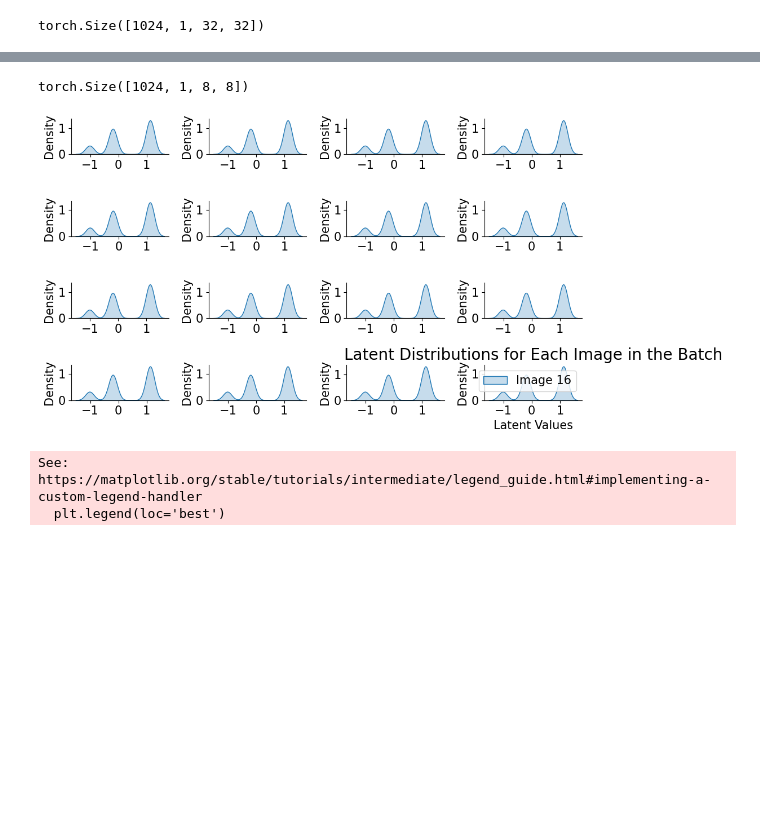
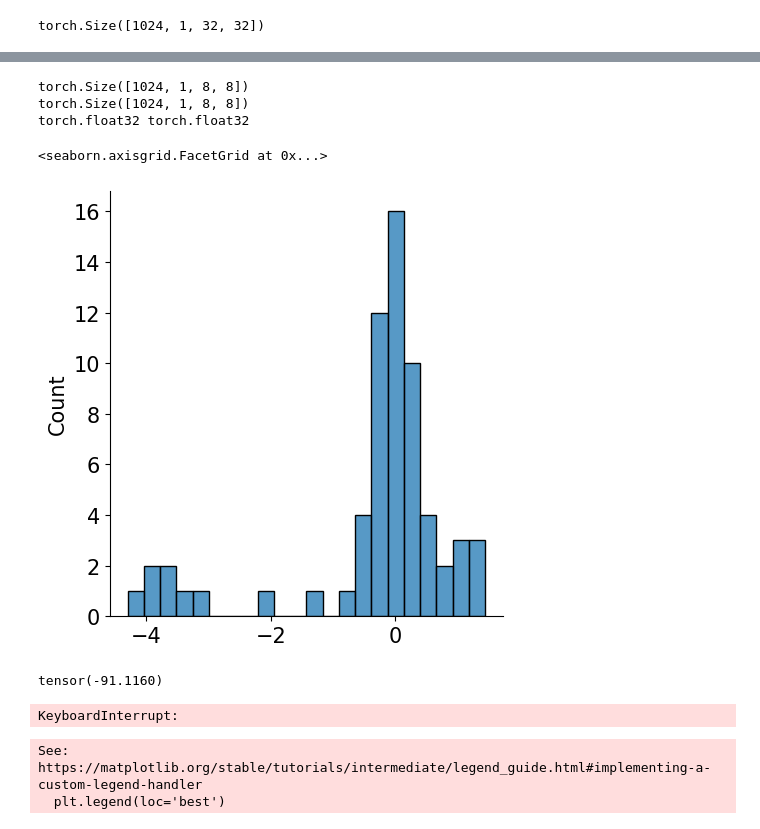
Before and after one commit to adam2392/ciflows, a Jupyter notebook: notebooks/01_injflow_results.ipynb, the cells around one changed output, grey strips where cells are left out. Cells and saved outputs as stored; diff of their text form; code cells hidden in the pictures; blank space fills up the shorter version.

```diff
--- a/notebooks/01_injflow_results.ipynb
+++ b/notebooks/01_injflow_results.ipynb
@@ -286,8 +285,28 @@ tensor([-46.9731, -46.8020, -46.6487,  ..., -46.1466, -46.8697, -46.2793],
        grad_fn=<RsubBackward1>)
+# %%
+vlatent = model.inverse(samples)
+v = model.inj_model.inverse(samples)
+print(v.shape)
+
+print(vlatent.shape)
+print(vlatent.dtype, samples.dtype)
+# %% [output]
+torch.Size([1024, 1, 8, 8])
+torch.Size([1024, 1, 8, 8])
+torch.float32 torch.float32
+# %%
+sns.displot(vlatent[10].detach().numpy().flatten())
+# sns.displot(v[::10].detach().numpy().flatten())
+# %% [output]
+<seaborn.axisgrid.FacetGrid at 0x...>
+[figure, added]
+# %%
+v_samples = model.bij_model.q0.sample(100)
+nll = model.bij_model.q0.log_prob(v_samples)
+print(nll.mean())
+# %% [output]
+tensor(-91.1160)
 # %%
-vlatent = model.inverse(samples)
-v = model.inj_model.inverse(samples)
-print(v.shape)
 # Reshape the tensor to flatten the latent dimensions (1x8x8 -> 64) for each image
 latent_tensor_flattened = v.view(16, -1).detach().numpy()
 
@@ -302,8 +321,7 @@ plt.ylabel('Density')
 plt.legend(loc='best')
 plt.show()
 # %% [output]
-torch.Size([1024, 1, 8, 8])
+KeyboardInterrupt:
-[figure, removed]
 # %%
 # Plot the distribution for each image
 fig, axs = plt.subplots(4, 4, figsize=(10, 6), squeeze=True)
```
Also changed, not shown: parts of 7 cells of this notebook, 3 other files.
